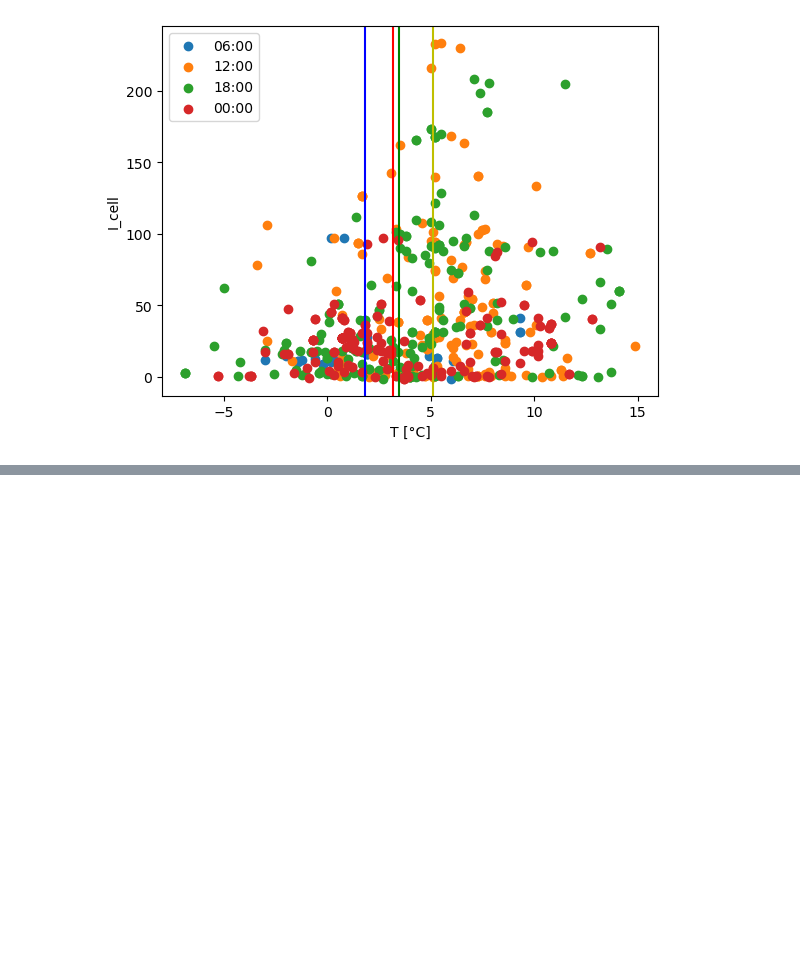
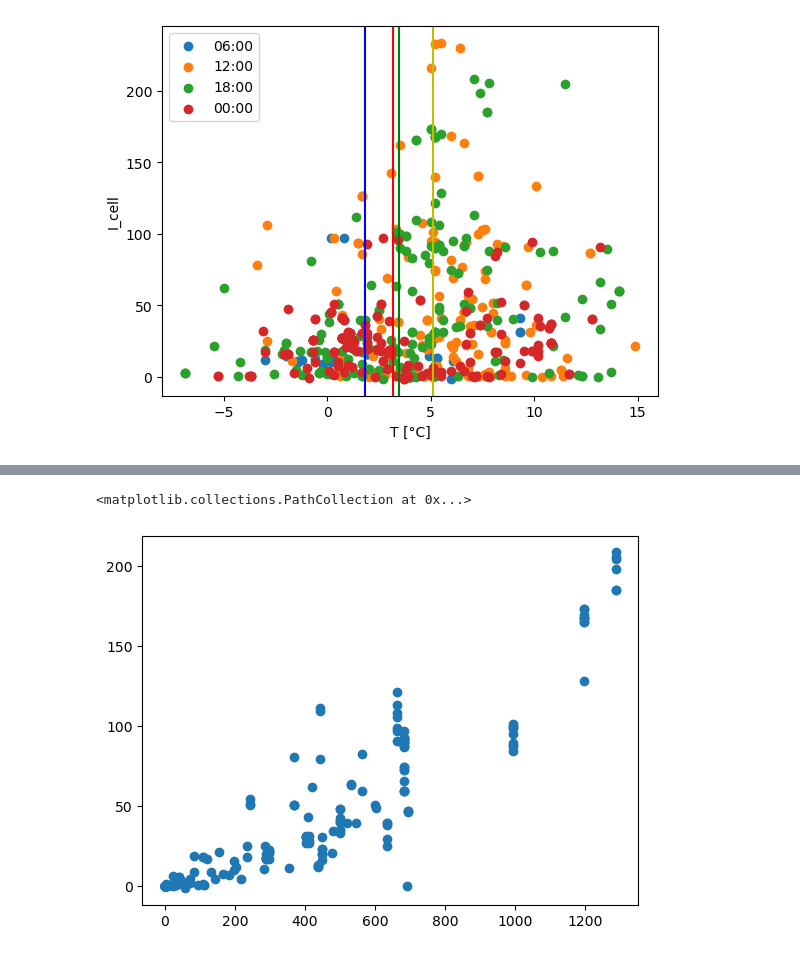
Before and after one commit to giorgiomi/social-pulse-predictor, a Jupyter notebook: notebooks/electrical_features.ipynb, the cells around one changed output, grey strips where cells are left out. Cells and saved outputs as stored; diff of their text form; code cells hidden in the pictures; blank space fills up the shorter version.

Commit message:
EDA with profiling, trying to group tweets

```diff
--- a/notebooks/electrical_features.ipynb
+++ b/notebooks/electrical_features.ipynb
@@ -356,0 +368,2 @@ plt.legend()
+# %%
+df_sites = df_CSD.groupby(['SQUAREID'], as_index=False).agg({'NR_SITES': 'sum'})
@@ -356,0 +386,2 @@ plt.legend()
+# %%
+df_final = pd.merge(df_final, df_sites, left_on='cellId', right_on='SQUAREID', how='left')
@@ -356,0 +390,4 @@ plt.legend()
+# %%
+df_final = df_final.drop('SQUAREID', axis=1)
+# %%
+df_final['NR_SITES'] = df_final['NR_SITES'].fillna(0)
@@ -356,0 +410,7 @@ plt.legend()
+# %%
+hour = '18:00'
+df_h = df_final[df_final['hour_blocks'] == hour]
+plt.scatter(df_h['NR_SITES'], df_h['tot_curr_cell'])
+# %% [output]
+<matplotlib.collections.PathCollection at 0x...>
+[figure, added]
```
Also changed, not shown: parts of 14 cells of this notebook, 6 other files.
